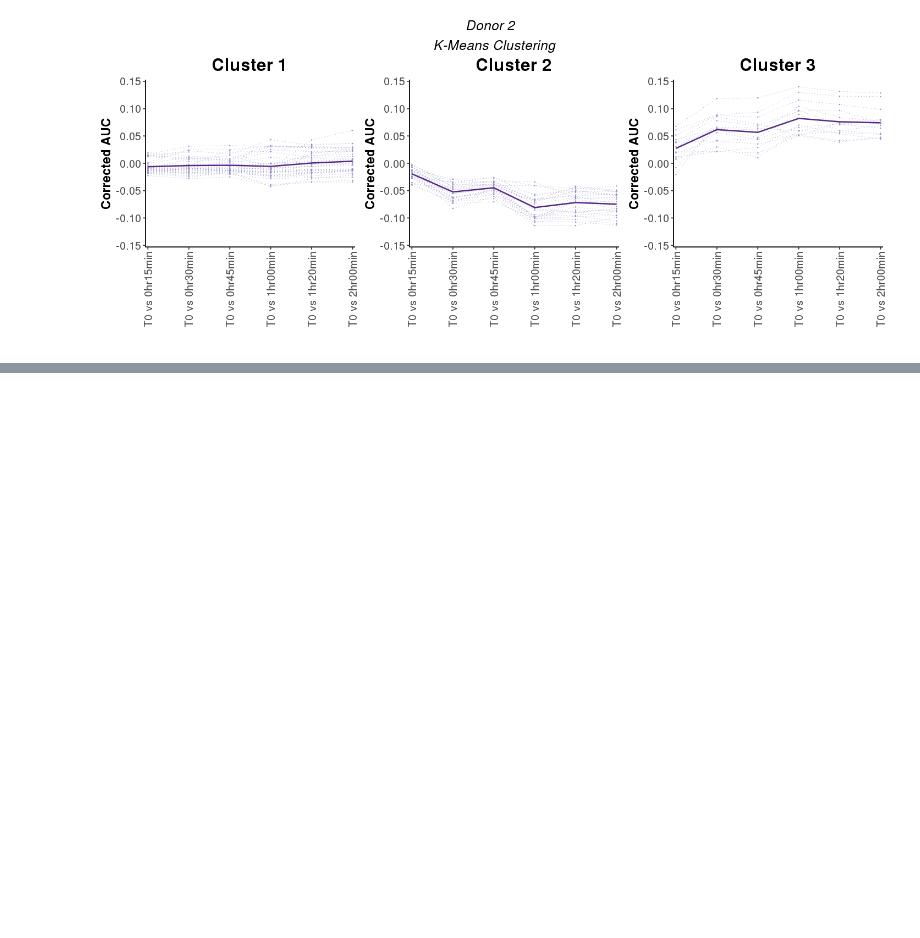
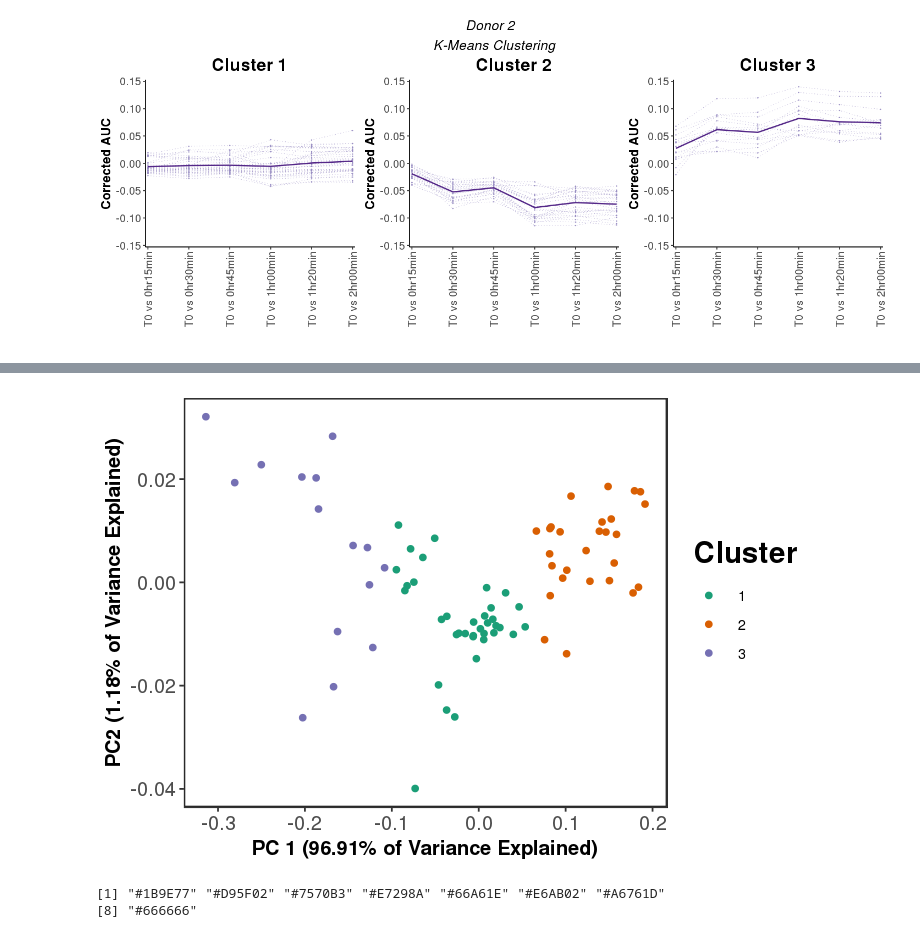
Before and after one commit to rutendos/fantom_lps, a Jupyter notebook: 20191107_time_series_lps_fantom_R.ipynb, the cells around one changed output, grey strips where cells are left out. Drawn from its saved outputs; the diff is of its cells as text; code cells hidden in the pictures; blank space fills up the shorter version.

```diff
--- a/20191107_time_series_lps_fantom_R.ipynb
+++ b/20191107_time_series_lps_fantom_R.ipynb
@@ -882,0 +974,10 @@ A data.frame: 15 × 7
+# %%
+pc_df0 <- as.data.frame(pc0$x[, 1])
+colnames(pc_df0) <- "PC1"
+pc_df0$PC2 <-  pc0$x[, 2]
+pc_df0$PC3 <-  pc0$x[, 3]
+pc_df0$PC4 <-  pc0$x[, 4]
+# %%
+cluster_info <- lps_auc_donor2_short_cluster2[c(7)]
+# %%
+pc_df <- merge(pc_df0, cluster_info, by="row.names")
@@ -882,0 +996,17 @@ A data.frame: 15 × 7
+# %%
+pca_clusters <- ggplot(pc_df, aes(PC1, PC2, color=as.factor(cluster))) +
+                xlab("PC 1 (96.91% of Variance Explained)") + ylab("PC2 (1.18% of Variance Explained)") +
+                #ggtitle("Principle Components of Trajectories") +
+                    geom_point() + theme_bw() +
+                    scale_color_brewer(name = "Cluster", palette="Dark2")+
+                    theme(panel.grid.major = element_blank(),
+                          panel.grid.minor = element_blank(),
+                          panel.background = element_rect(colour = "black", size=0.75))+
+                    theme(plot.title = element_text(hjust = 0.5),
+                          title = element_text(size = 18, face = "bold"),
+                          axis.title = element_text(size = 12,face = "bold"),
+                          axis.text = element_text(size = 12))
+
+pca_clusters
+# %% [output]
+[figure, added]
@@ -882,0 +1015,5 @@ A data.frame: 15 × 7
+# %%
+brewer.pal(n = 8, name = "Dark2")
+# %% [output]
+[1] "#1B9E77" "#D95F02" "#7570B3" "#E7298A" "#66A61E" "#E6AB02" "#A6761D"
+[8] "#666666"
```
Also changed, not shown: parts of 25 cells of this notebook, 6 other files.
